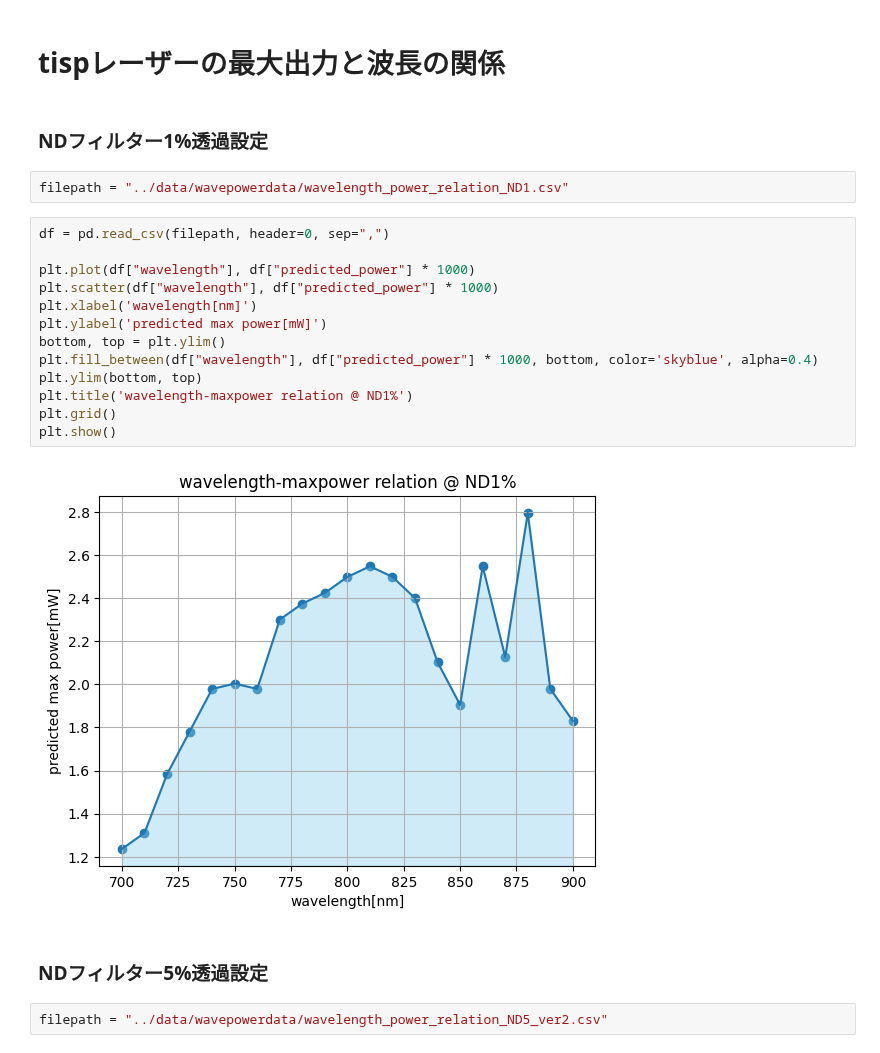
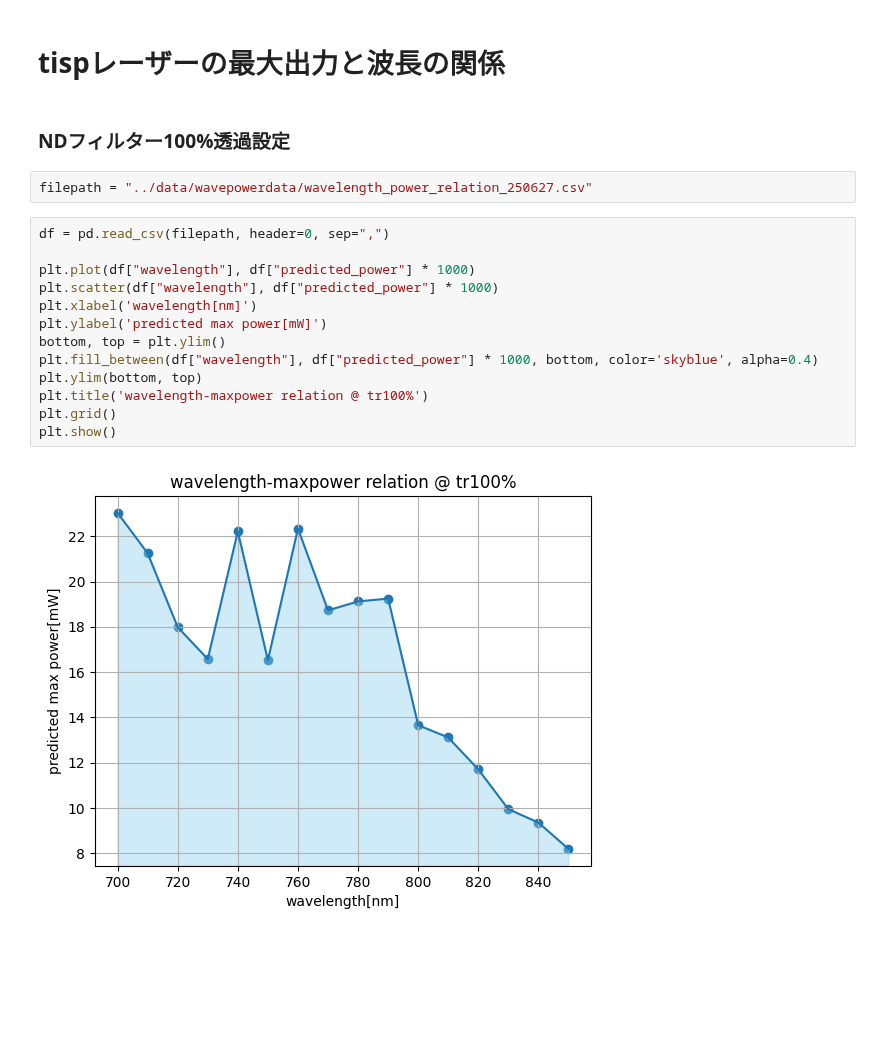
Before and after one commit to chiashi-lab/pl, a Jupyter notebook: notebook/003tisp.ipynb, the cells around one changed output. Cells and saved outputs as stored; diff of their text form; blank space fills up the shorter version.

Commit message:
:wrench: add tisp data

```diff
--- a/notebook/003tisp.ipynb
+++ b/notebook/003tisp.ipynb
@@ -131,25 +131,21 @@ plt.show()
 # %% [markdown]
 # tispレーザーの最大出力と波長の関係
 # %% [markdown]
-### NDフィルター1%透過設定
+### NDフィルター100%透過設定
 # %%
-filepath = "../data/wavepowerdata/wavelength_power_relation_ND1.csv"
+filepath = "../data/wavepowerdata/wavelength_power_relation_250627.csv"
 # %%
 df = pd.read_csv(filepath, header=0, sep=",")
 
 plt.plot(df["wavelength"], df["predicted_power"] * 1000)
 plt.scatter(df["wavelength"], df["predicted_power"] * 1000)
 plt.xlabel('wavelength[nm]')
 plt.ylabel('predicted max power[mW]')
 bottom, top = plt.ylim()
 plt.fill_between(df["wavelength"], df["predicted_power"] * 1000, bottom, color='skyblue', alpha=0.4)
 plt.ylim(bottom, top)
-plt.title('wavelength-maxpower relation @ ND1%')
+plt.title('wavelength-maxpower relation @ tr100%')
 plt.grid()
 plt.show()
 # %% [output]
-[figure, old version]
+[figure, new version]
-# %% [markdown]
-### NDフィルター5%透過設定
-# %%
-filepath = "../data/wavepowerdata/wavelength_power_relation_ND5_ver2.csv"
```
Also changed, not shown: parts of 3 cells of this notebook, 2 other files.
